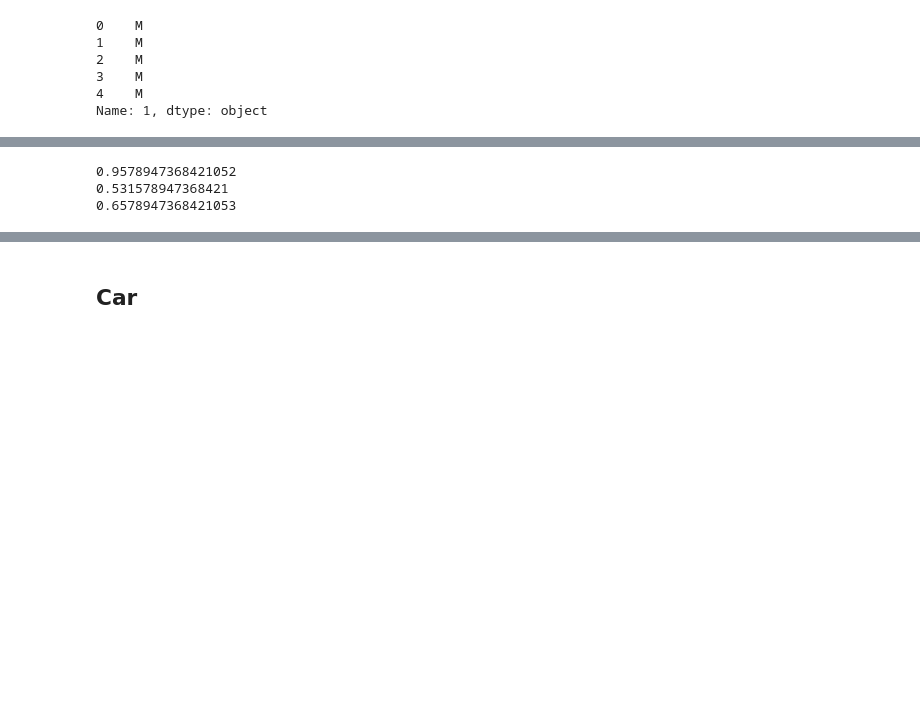
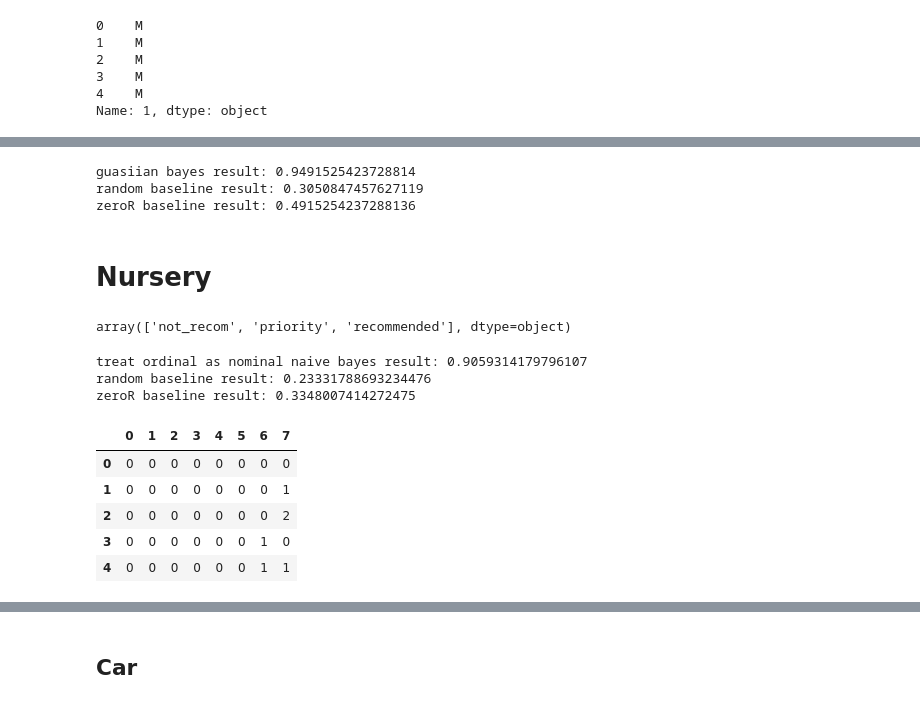
Before and after one commit to Haswf/NaiveBayesClassifier, a Jupyter notebook: assignment1_2020_template.ipynb, the cells around one changed output, grey strips where cells are left out. Cells and saved outputs as stored; diff of their text form; code cells hidden in the pictures; blank space fills up the shorter version.

```diff
--- a/assignment1_2020_template.ipynb
+++ b/assignment1_2020_template.ipynb
@@ -486,4 +579,5 @@ Name: 1, dtype: object
 # %%
+X = data.drop(data.columns[label_index], axis=1, inplace=False)
 X_train, X_test, y_train, y_test = train_test_split(X,y)
 # result = random_baseline(X_test, y_test)
 
@@ -493,14 +587,75 @@ bayes.train(X_train, y_train, build_type_dict(type_list))
 
 result = bayes.predict(X_test)
 
-print(accuracy(np.array(result), np.array(y_test)))
+print("guasiian bayes result:",accuracy(np.array(result), np.array(y_test)))
 
 ran_baseline = random_baseline(X_test, np.array(y_test))
-print(accuracy(ran_baseline, y_test))
+print("random baseline result:", accuracy(ran_baseline, y_test))
 
 zeror_baseline = zero_r_baseline(X_test, np.array(y_test))
-print(accuracy(zeror_baseline, y_test))
+print("zeroR baseline result:", accuracy(zeror_baseline, y_test))
 # %% [output]
-0.9578947368421052
-0.531578947368421
-0.6578947368421053
+guasiian bayes result: 0.9491525423728814
+random baseline result: 0.3050847457627119
+zeroR baseline result: 0.4915254237288136
+# %% [markdown]
+# Nursery
+# %%
+label_index = 8
+data_set ="./datasets/nursery.data"
+data = pd.read_csv(data_set, header=None)
+y = data.iloc[:,label_index]
+X = data.drop(data.columns[label_index], axis=1, inplace=False)
+replacement_map = {
+    0: ["usual", "pretentious", "great_pret"],
+    1: ["proper", "less_proper", "improper", "critical", "very_crit"],
+    2: ["complete", "completed", "incomplete", "foster"],
+    3: ["1", "2","3", "more"],
+    4: ["convenient", "less_conv", "critical"],
+    5: ["convenient", "inconv"],
+    6: ["nonprob", "slightly_prob", "problematic"],
+    7: ["recommended", "priority", "not_recom"],
+}
+# %%
+last = np.unique(X.iloc[:,-1])
+last
+# %% [output]
+array(['not_recom', 'priority', 'recommended'], dtype=object)
+# %%
+X_train, X_test, y_train, y_test = train_test_split(X,y)
+# result = random_baseline(X_test, y_test)
+
+bayes = BayesClassifier()
+
+#consider all the ordinal attributes as nominal
+type_list_nominal = [0 for i in range(X_train.shape[1])]
+bayes.train(X_train, y_train, build_type_dict(type_list_nominal))
+nominal_result = bayes.predict(X_test)
+
+print("treat ordinal as nominal naive bayes result:",accuracy(np.array(nominal_result), np.array(y_test)))
+
+
+ran_baseline = random_baseline(X_test, np.array(y_test))
+print("random baseline result:", accuracy(ran_baseline, y_test))
+
+zeror_baseline = zero_r_baseline(X_test, np.array(y_test))
+print("zeroR baseline result:", accuracy(zeror_baseline, y_test))
+# %% [output]
+treat ordinal as nominal naive bayes result: 0.9059314179796107
+random baseline result: 0.23331788693234476
+zeroR baseline result: 0.3348007414272475
+# %%
+X_numeric = oridinal_to_integer(X, replacement_map)
+X_train, X_test, y_train, y_test = train_test_split(X_numeric, y)
+bayes = BayesClassifier()
+
+#consider all the ordinal attributes as numeric
+
+X_numeric.head()
+# %% [output]
+|  | 0 | 1 | 2 | 3 | 4 | 5 | 6 | 7 |
+| 0 | 0 | 0 | 0 | 0 | 0 | 0 | 0 | 0 |
+| 1 | 0 | 0 | 0 | 0 | 0 | 0 | 0 | 1 |
+| 2 | 0 | 0 | 0 | 0 | 0 | 0 | 0 | 2 |
+| 3 | 0 | 0 | 0 | 0 | 0 | 0 | 1 | 0 |
+| 4 | 0 | 0 | 0 | 0 | 0 | 0 | 1 | 1 |
```
Also changed, not shown: parts of 15 cells of this notebook.
